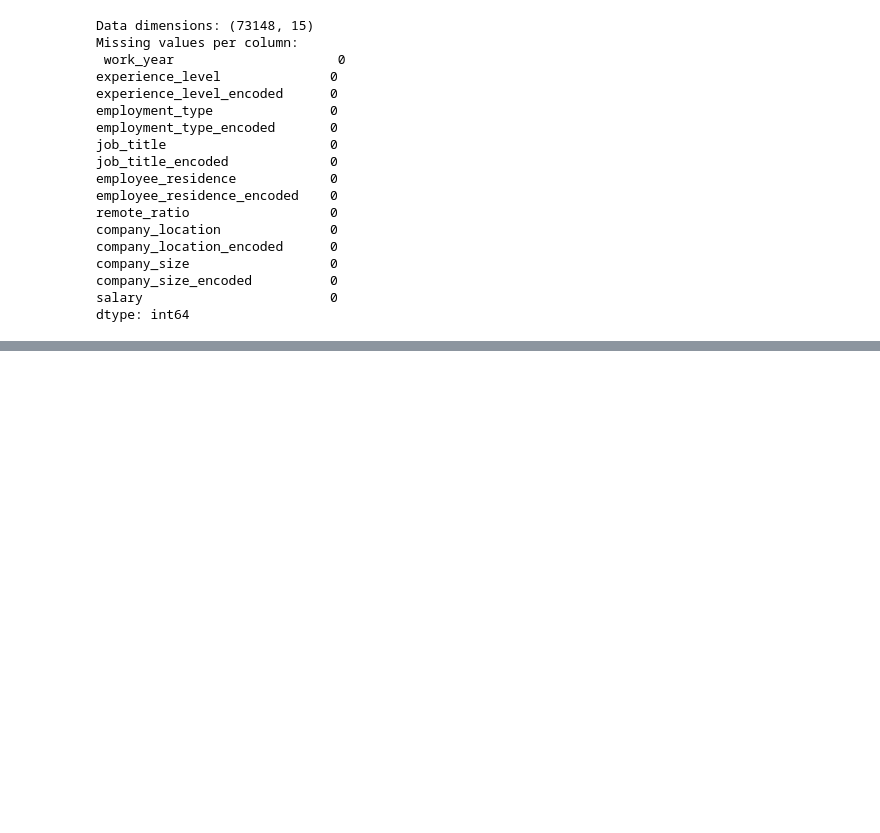
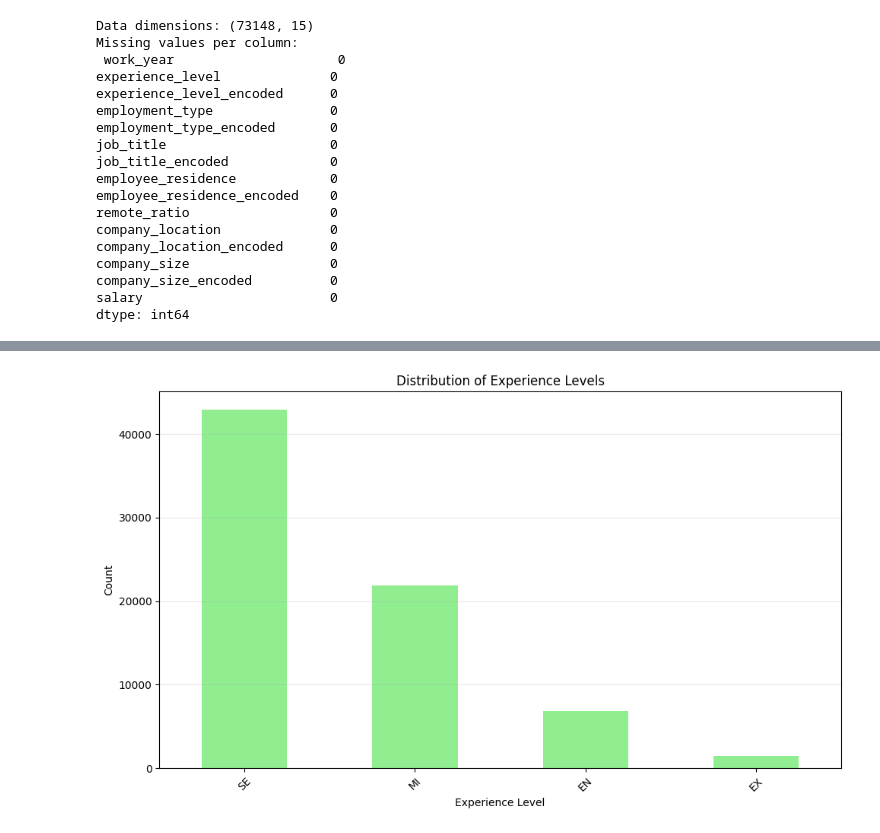
Before and after one commit to Mohab0P/salaries-analysis-and-prediction, a Jupyter notebook: modl.ipynb, the cells around one changed output, grey strips where cells are left out. Cells and saved outputs as stored; diff of their text form; code cells hidden in the pictures; blank space fills up the shorter version.

```diff
--- a/modl.ipynb
+++ b/modl.ipynb
@@ -112,0 +124,14 @@ dtype: int64
+# %%
+# Plot 2: Bar plot of experience levels
+experience_counts = df['experience_level'].value_counts()
+plt.figure(figsize=(10, 6))
+experience_counts.plot(kind='bar', color='lightgreen')
+plt.title('Distribution of Experience Levels')
+plt.xlabel('Experience Level')
+plt.ylabel('Count')
+plt.xticks(rotation=45)
+plt.grid(axis='y', alpha=0.3)
+plt.tight_layout()
+plt.show()
+# %% [output]
+[figure, added]
```
Also changed, not shown: parts of 3 cells of this notebook.
